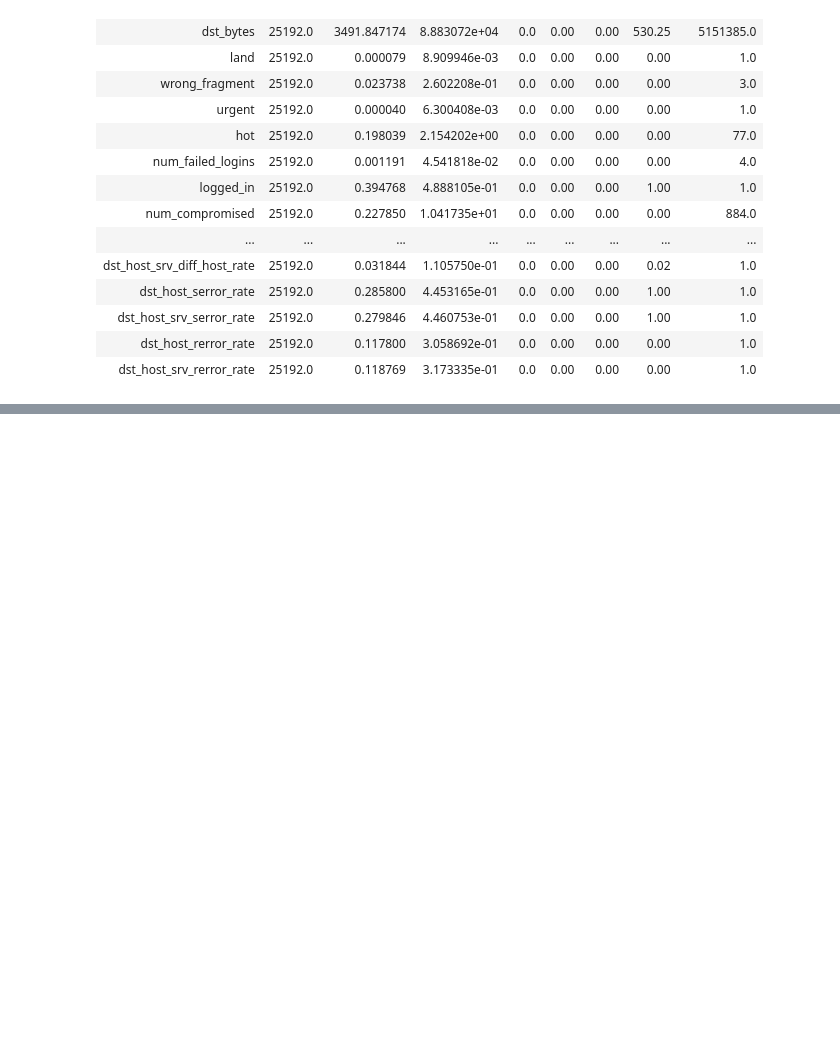
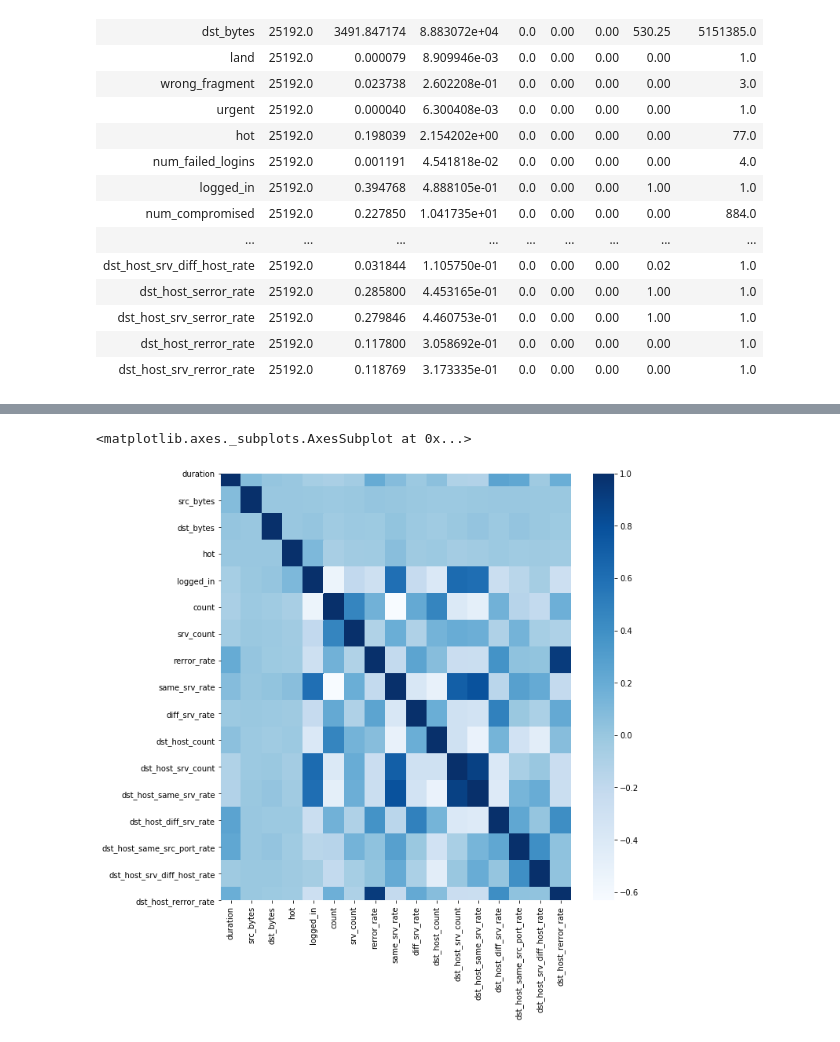
Before and after one commit to QuantumKane/network_intrusion_detection, a Jupyter notebook: exploration.ipynb, the cells around one changed output, grey strips where cells are left out. Saved outputs shown, nothing was run; the diff lists cells and outputs as text; code cells hidden in the pictures; blank space fills up the shorter version.

```diff
--- a/exploration.ipynb
+++ b/exploration.ipynb
@@ -89,0 +98,4 @@ sns.heatmap(train.corr(),cmap="Blues")
+# %%
+# Wrangle the data
+
+train = wrangle.wrangle_nids(train)
@@ -89,0 +125,8 @@ sns.heatmap(train.corr(),cmap="Blues")
+# %%
+# IRe-inspect correlation to determine columns to drop
+
+fig, ax = plt.subplots(figsize=(10,10))
+sns.heatmap(train.corr(),cmap="Blues")
+# %% [output]
+<matplotlib.axes._subplots.AxesSubplot at 0x...>
+[figure, added]
```
Also changed, not shown: parts of 7 cells of this notebook.
